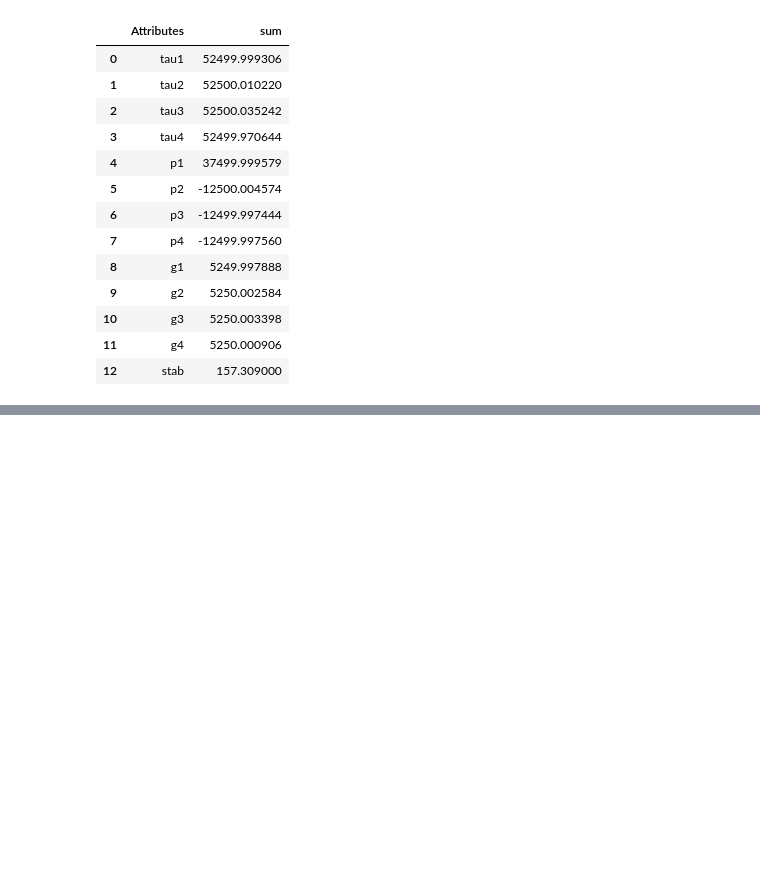
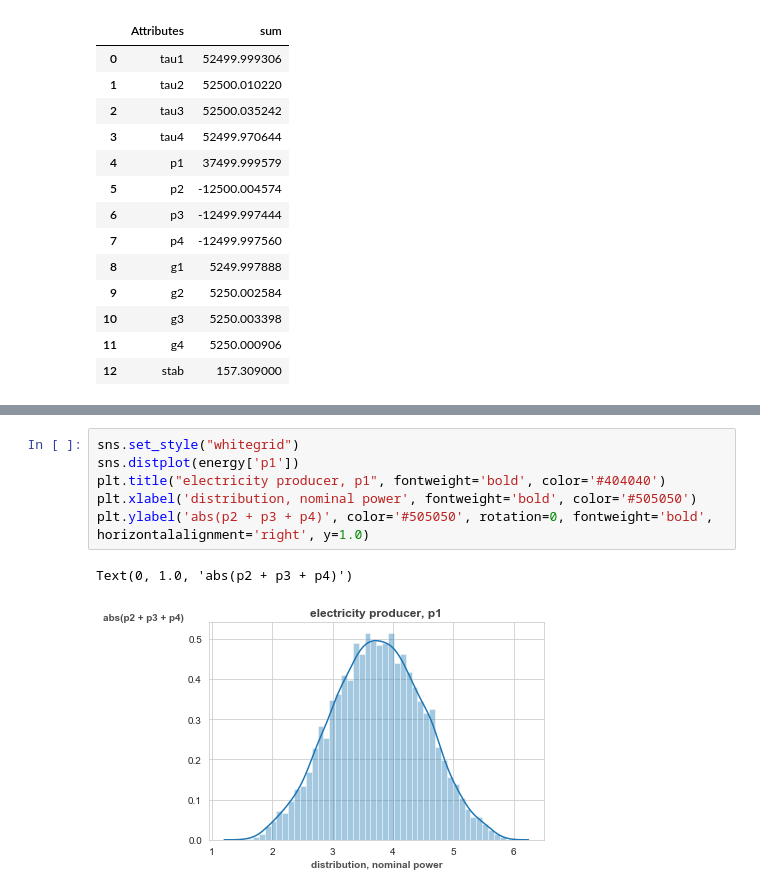
Before and after one commit to sreekarn/Machine-Learning, a Jupyter notebook: Classification and Regression Problems/Electrical Grid Stability Simulated Data - Regression.ipynb, the cells around one changed output, grey strips where cells are left out. Drawn from its saved outputs; the diff is of its cells as text; blank space fills up the shorter version.

```diff
--- a/Classification and Regression Problems/Electrical Grid Stability Simulated Data - Regression.ipynb
+++ b/Classification and Regression Problems/Electrical Grid Stability Simulated Data - Regression.ipynb
@@ -231,0 +225,9 @@ plt.show()
+# %%
+sns.set_style("whitegrid")
+sns.distplot(energy['p1'])
+plt.title("electricity producer, p1", fontweight='bold', color='#404040')
+plt.xlabel('distribution, nominal power', fontweight='bold', color='#505050')
+plt.ylabel('abs(p2 + p3 + p4)', color='#505050', rotation=0, fontweight='bold', horizontalalignment='right', y=1.0)
+# %% [output]
+Text(0, 1.0, 'abs(p2 + p3 + p4)')
+[figure, added]
```
Also changed, not shown: parts of 53 cells of this notebook, 15 other files.
